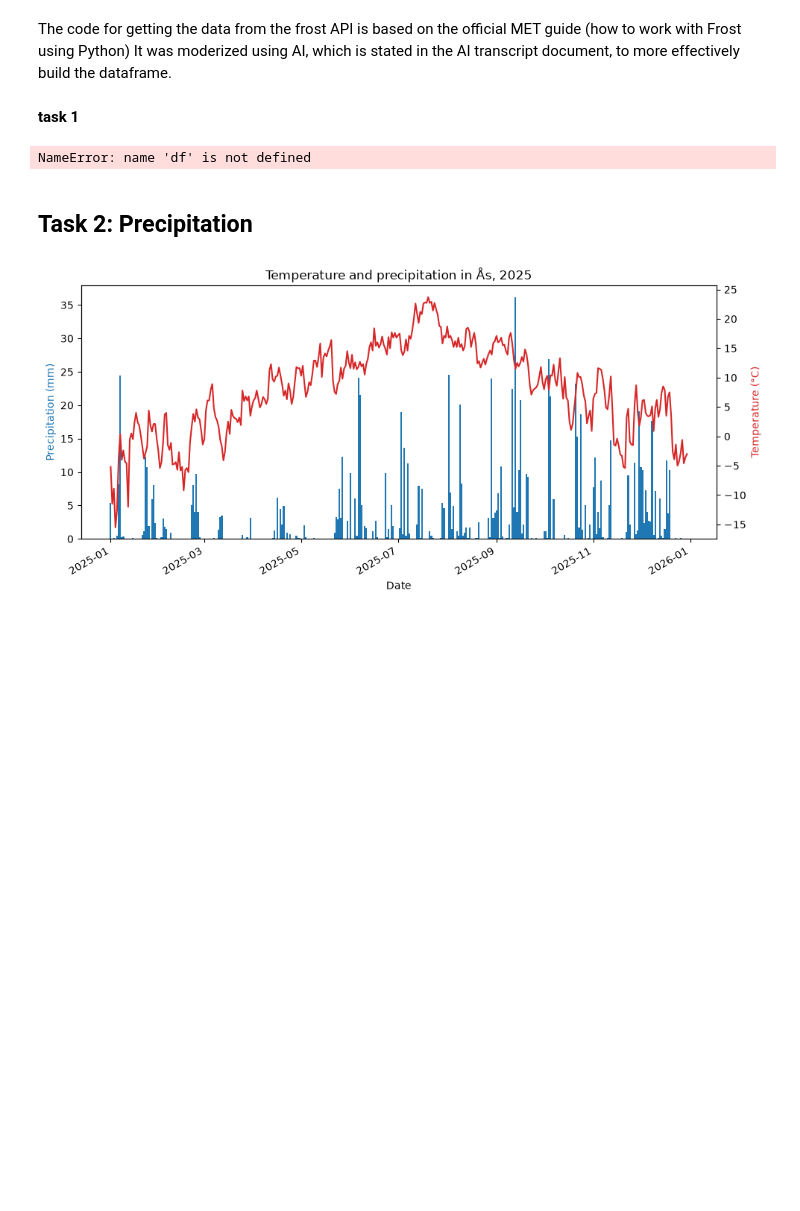
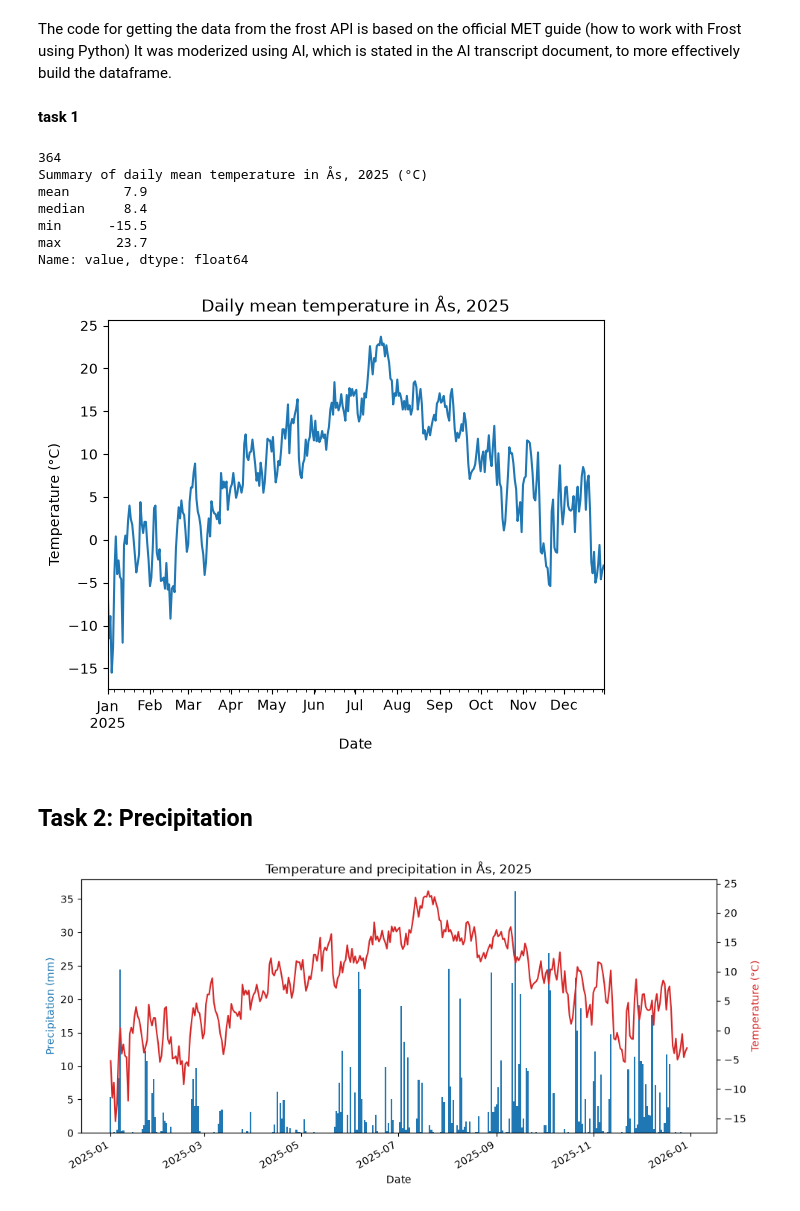
Before and after one commit to jacob-welch905/Inf-201-deliverable1, a Jupyter notebook: deliverable_1.ipynb, the cells around one changed output. Drawn from its saved outputs; the diff is of its cells as text; code cells hidden in the pictures; blank space fills up the shorter version.

```diff
--- a/deliverable_1.ipynb
+++ b/deliverable_1.ipynb
@@ -58,18 +58,33 @@ def fetch_frost_data(sources, elements, referencetime):
 # %%
 df_temp_2025 = fetch_frost_data(
     sources='SN17850',
     elements='mean(air_temperature P1D)',
     referencetime='2025-01-01/2025-12-31')
 
-df.plot(x = 'referenceTime', y = 'value', title = 'mean temp 2025')
+# Frost sends two rows per day (PT0H and PT6H): keep midnight-to-midnight
+df_temp_2025 = df_temp_2025[df_temp_2025['timeOffset'] == 'PT0H']
+print(len(df_temp_2025))
+# number of days
 
-summary = df_temp_2025['value'].agg(['mean', 'min', 'max', 'std'])
-summary = summary.round(2)
+# Plot: time on the x-axis, temperature on the y-axis
+ax = df_temp_2025.plot(x='referenceTime', y='value', legend=False,
+                       title='Daily mean temperature in Ås, 2025')
+ax.set_xlabel('Date')
+ax.set_ylabel('Temperature (°C)')
 
-print("summary temperatures 2025:")
+# Summary table with mean, median, min and max
+summary = df_temp_2025['value'].agg(['mean', 'median', 'min', 'max']).round(2)
+print('Summary of daily mean temperature in Ås, 2025 (°C)')
 print(summary)
 # %% [output]
-NameError: name 'df' is not defined
+364
+Summary of daily mean temperature in Ås, 2025 (°C)
+mean       7.9
+median     8.4
+min      -15.5
+max       23.7
+Name: value, dtype: float64
+[figure, added]
 # %% [markdown]
 ## Task 2: Precipitation
 # %%
```
